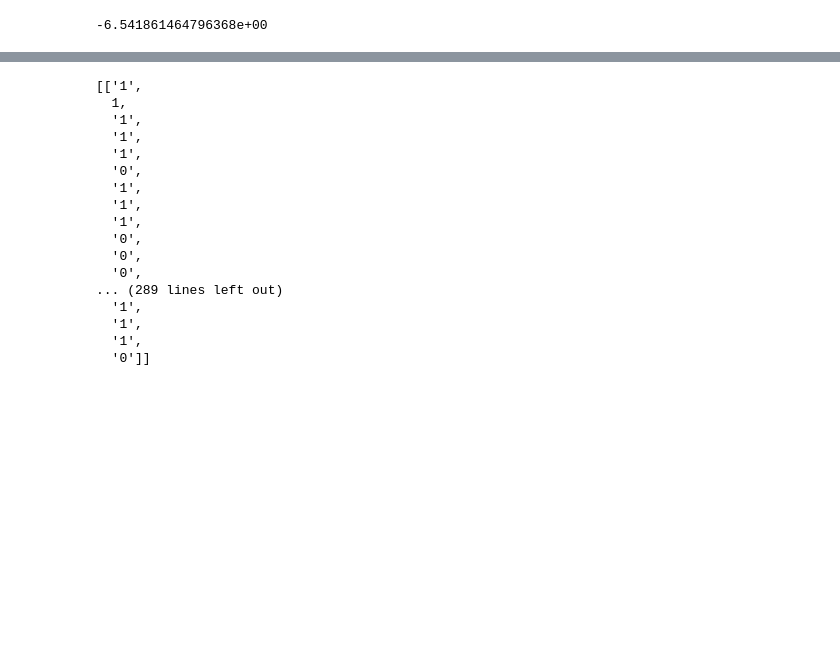
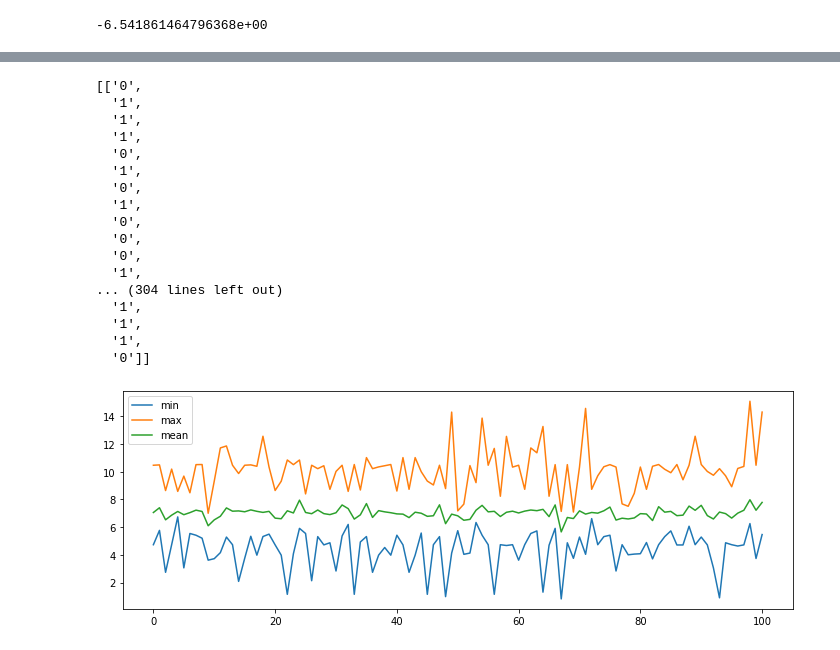
Before and after one commit to ManuelFelipeA/Optimization, a Jupyter notebook: optimization.ipynb, the cells around one changed output, grey strips where cells are left out. Drawn from its saved outputs; the diff is of its cells as text; code cells hidden in the pictures; blank space fills up the shorter version.

```diff
--- a/optimization.ipynb
+++ b/optimization.ipynb
@@ -162,6 +163,7 @@ p_cross=0.9
 popu_length=20
 chrom_length=16
 p_mutation=0.04
+number_gen =100
 new_gen = crossover(p_cross, cumulative_fit, popu_length,pop,chrom_length)
 # %%
 def mutation(new_gen,p_mutation,chrom_length):
@@ -170,25 +172,64 @@ def mutation(new_gen,p_mutation,chrom_length):
         for j in range(chrom_length):
             p= np.random.rand()
             if p<p_mutation:
-                new_gen[i][j]= 1 if new_gen[i][j]==0 else 1
+                new_gen[i][j]= '0' if new_gen[i][j]=='0' else '1'
     return new_gen
 # %%
 mutation(new_gen,p_mutation,chrom_length)
 # %% [output]
-[['1',
-  1,
+[['0',
   '1',
   '1',
   '1',
   '0',
   '1',
-  '1',
+  '0',
   '1',
   '0',
   '0',
   '0',
-... (289 lines left out)
+  '1',
+... (304 lines left out)
   '1',
   '1',
   '1',
   '0']]
+# %%
+def genetic_algo(p_cross,p_mutation,popu_length,chrom_length,number_gen):
+    min, max, mean, best_chrom = [], [],[], []
+
+    pop = init_populations(chrom_length,popu_length)
+
+    probs, cumulative_fit, fitnesses = prob_fitness(pop)
+
+    best_chrom.append(pop[np.argmax(fitnesses)])
+
+    min.append(np.min(fitnesses))
+    max.append(np.max(fitnesses))
+    mean.append(np.mean(fitnesses))
+
+    for i in range(number_gen):
+        new_gen = crossover(p_cross, cumulative_fit, popu_length,pop,chrom_length)
+
+        new_gen = mutation(new_gen,p_mutation,chrom_length)
+        probs, cumulative_fit, fitnesses = prob_fitness(new_gen)
+
+        best_chrom.append(new_gen[np.argmax(fitnesses)])
+
+        min.append(np.min(fitnesses))
+        max.append(np.max(fitnesses))
+        mean.append(np.mean(fitnesses))
+
+    return min, max, mean, best_chrom
+# %%
+min, max, mean, best_chrom = genetic_algo(p_cross,p_mutation,popu_length,chrom_length,number_gen)
+# %%
+plt.figure(figsize=(12,4))
+plt.plot( min, label="min")
+plt.plot(max,label="max")
+plt.plot(mean, label="mean")
+
+plt.legend()
+plt.show()
+# %% [output]
+[figure, added]
```
Also changed, not shown: parts of 3 cells of this notebook.
